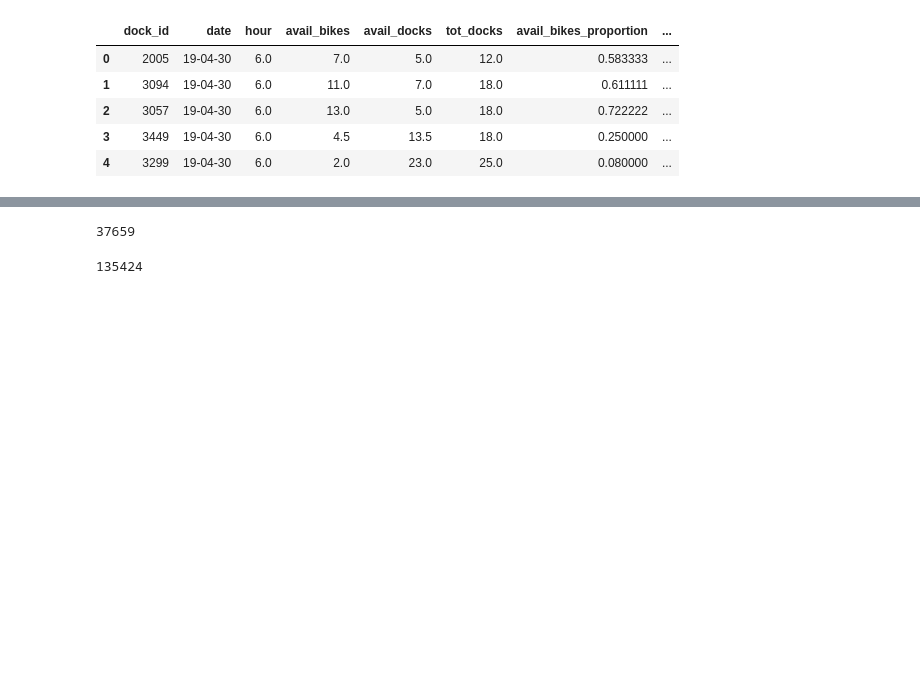
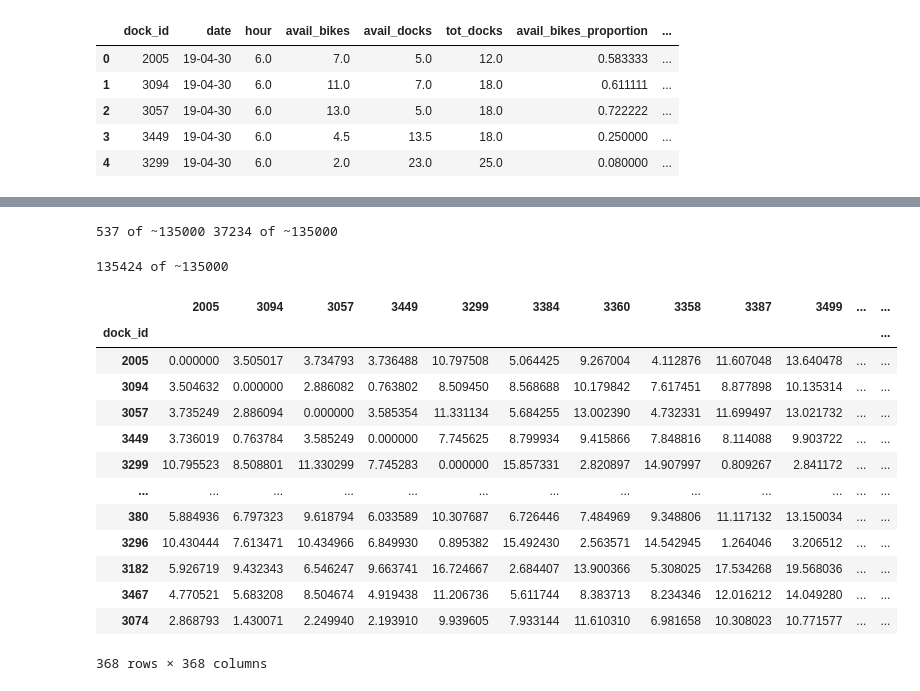
Before and after one commit to charles-v-phillips/citibike, a Jupyter notebook: charles/linear_programming/Untitled.ipynb, the cells around one changed output, grey strips where cells are left out. Cells and saved outputs as stored; diff of their text form; code cells hidden in the pictures; blank space fills up the shorter version.

```diff
--- a/charles/linear_programming/Untitled.ipynb
+++ b/charles/linear_programming/Untitled.ipynb
@@ -36,10 +38,7 @@ for station1 in distances.index:
 
     for station2 in distances.index:
         i+=1
-        print(i,end = '\r')
-        if station2 in distances.columns:
-            d = np.append(d,np.nan)
-            continue
+        print(f'{i} of ~135000 ',end = '\r')
         start_lon = stations[station1][1]
         start_lat = stations[station1][0]
         end_lon = stations[station2][1]
@@ -58,7 +57,24 @@ for station1 in distances.index:
 
     distances[station1] = d
 # %% [output]
-37659
+537 of ~135000 37234 of ~135000
-135424
+135424 of ~135000
 # %%
 distances.to_csv('distances_for_lp.csv')
+# %%
+distances
+# %% [output]
+|  | 2005 | 3094 | 3057 | 3449 | 3299 | 3384 | 3360 | 3358 | 3387 | 3499 | ... | ... |
+| dock_id |  |  |  |  |  |  |  |  |  |  |  | ... |
+| 2005 | 0.000000 | 3.505017 | 3.734793 | 3.736488 | 10.797508 | 5.064425 | 9.267004 | 4.112876 | 11.607048 | 13.640478 | ... | ... |
+| 3094 | 3.504632 | 0.000000 | 2.886082 | 0.763802 | 8.509450 | 8.568688 | 10.179842 | 7.617451 | 8.877898 | 10.135314 | ... | ... |
+| 3057 | 3.735249 | 2.886094 | 0.000000 | 3.585354 | 11.331134 | 5.684255 | 13.002390 | 4.732331 | 11.699497 | 13.021732 | ... | ... |
+| 3449 | 3.736019 | 0.763784 | 3.585249 | 0.000000 | 7.745625 | 8.799934 | 9.415866 | 7.848816 | 8.114088 | 9.903722 | ... | ... |
+| 3299 | 10.795523 | 8.508801 | 11.330299 | 7.745283 | 0.000000 | 15.857331 | 2.820897 | 14.907997 | 0.809267 | 2.841172 | ... | ... |
+| ... | ... | ... | ... | ... | ... | ... | ... | ... | ... | ... | ... | ... |
+| 380 | 5.884936 | 6.797323 | 9.618794 | 6.033589 | 10.307687 | 6.726446 | 7.484969 | 9.348806 | 11.117132 | 13.150034 | ... | ... |
+| 3296 | 10.430444 | 7.613471 | 10.434966 | 6.849930 | 0.895382 | 15.492430 | 2.563571 | 14.542945 | 1.264046 | 3.206512 | ... | ... |
+| 3182 | 5.926719 | 9.432343 | 6.546247 | 9.663741 | 16.724667 | 2.684407 | 13.900366 | 5.308025 | 17.534268 | 19.568036 | ... | ... |
+| 3467 | 4.770521 | 5.683208 | 8.504674 | 4.919438 | 11.206736 | 5.611744 | 8.383713 | 8.234346 | 12.016212 | 14.049280 | ... | ... |
+| 3074 | 2.868793 | 1.430071 | 2.249940 | 2.193910 | 9.939605 | 7.933144 | 11.610310 | 6.981658 | 10.308023 | 10.771577 | ... | ... |
+368 rows × 368 columns
```
Also changed, not shown: parts of 1 cell of this notebook, 9 other files.
